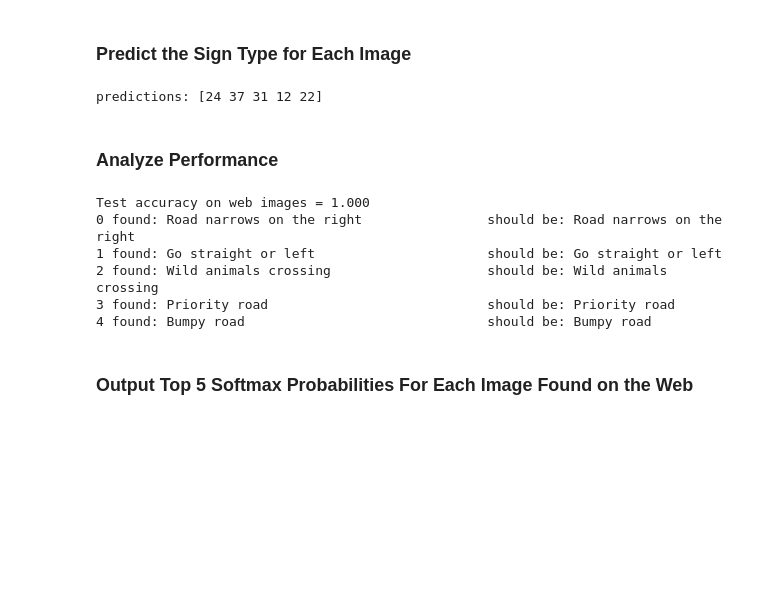
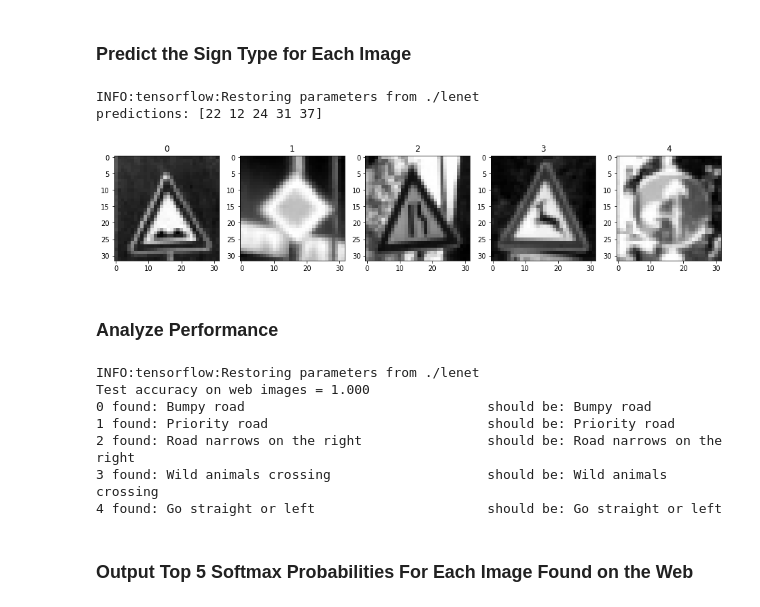
Before and after one commit to KhardanOne/Traffic-Sign-Classifier, a Jupyter notebook: Traffic_Sign_Classifier.ipynb, the cells around one changed output. Cells and saved outputs as stored; diff of their text form; code cells hidden in the pictures; blank space fills up the shorter version.

Commit message:
Fixed: predictions

```diff
--- a/Traffic_Sign_Classifier.ipynb
+++ b/Traffic_Sign_Classifier.ipynb
@@ -321,7 +331,7 @@ def evaluate(X_data, y_data):
     sess = tf.get_default_session()
     for offset in range(0, num_examples, BATCH_SIZE):
         batch_x, batch_y = X_data[offset:offset+BATCH_SIZE], y_data[offset:offset+BATCH_SIZE]
-        accuracy = sess.run(accuracy_operation, feed_dict={x: batch_x, y: batch_y})
+        accuracy = sess.run(accuracy_operation, feed_dict={x: batch_x, y: batch_y, keep_rate: 1.0})
         total_accuracy += (accuracy * len(batch_x))
     return total_accuracy / num_examples
 # %%
@@ -420,25 +412,39 @@ shape: (5, 32, 32, 3)
 # %%
 ### Run the predictions here and use the model to output the prediction for each image.
 ### Make sure to pre-process the images with the same pre-processing pipeline used earlier.
 ### Feel free to use as many code cells as needed.
 
 web_X = preprocess_X(webimages)
-web_y = [24,37,31,12,22]
+web_y = [22,12,24,31,37]
+
+i = 0
+fig, ax = plt.subplots(1, 5, figsize=(16,4))
+for image in web_X:
+    ax[i].imshow(image.reshape((32,32)), cmap='gray')
+    ax[i].title.set_text(i)
+    i += 1
 
 predictions = tf.argmax(logits, axis=1)
 
-with glob_sess.as_default():
-    results = glob_sess.run(predictions, feed_dict={x: web_X})
+with tf.Session() as sess:
+    sess.run(tf.global_variables_initializer())
+    #loader = tf.train.import_meta_graph('./lenet.meta')
+    saver.restore(sess, './lenet')
+    results = sess.run(predictions, feed_dict={x: web_X, keep_rate: 1.0})
     print('predictions:', results)
 # %% [output]
-predictions: [24 37 31 12 22]
+INFO:tensorflow:Restoring parameters from ./lenet
+predictions: [22 12 24 31 37]
+[figure, added]
 # %% [markdown]
 ### Analyze Performance
 # %%
 ### Calculate the accuracy for these 5 new images.
 ### For example, if the model predicted 1 out of 5 signs correctly, it's 20% accurate on these new images.
 
-with glob_sess.as_default():
+with tf.Session() as sess:
+    sess.run(tf.global_variables_initializer())
+    saver.restore(sess, './lenet')
     web_accuracy = evaluate(web_X, web_y)
     print('Test accuracy on web images = {:.3f}'.format(web_accuracy))
 
@@ -452,12 +458,13 @@ for i in range(5):
     #print('{}, {}'.format(text_idx_result, text_idx_goal))
     print('{} found: {:40s} should be: {:40s}'.format(i, texts[text_idx_result, 1], texts[text_idx_goal, 1]))
 # %% [output]
+INFO:tensorflow:Restoring parameters from ./lenet
 Test accuracy on web images = 1.000
-0 found: Road narrows on the right                should be: Road narrows on the right
-1 found: Go straight or left                      should be: Go straight or left
-2 found: Wild animals crossing                    should be: Wild animals crossing
-3 found: Priority road                            should be: Priority road
-4 found: Bumpy road                               should be: Bumpy road
+0 found: Bumpy road                               should be: Bumpy road
+1 found: Priority road                            should be: Priority road
+2 found: Road narrows on the right                should be: Road narrows on the right
+3 found: Wild animals crossing                    should be: Wild animals crossing
+4 found: Go straight or left                      should be: Go straight or left
 # %% [markdown]
 ### Output Top 5 Softmax Probabilities For Each Image Found on the Web
 # %% [markdown]
```
Also changed, not shown: parts of 13 cells of this notebook, 1 other file.
